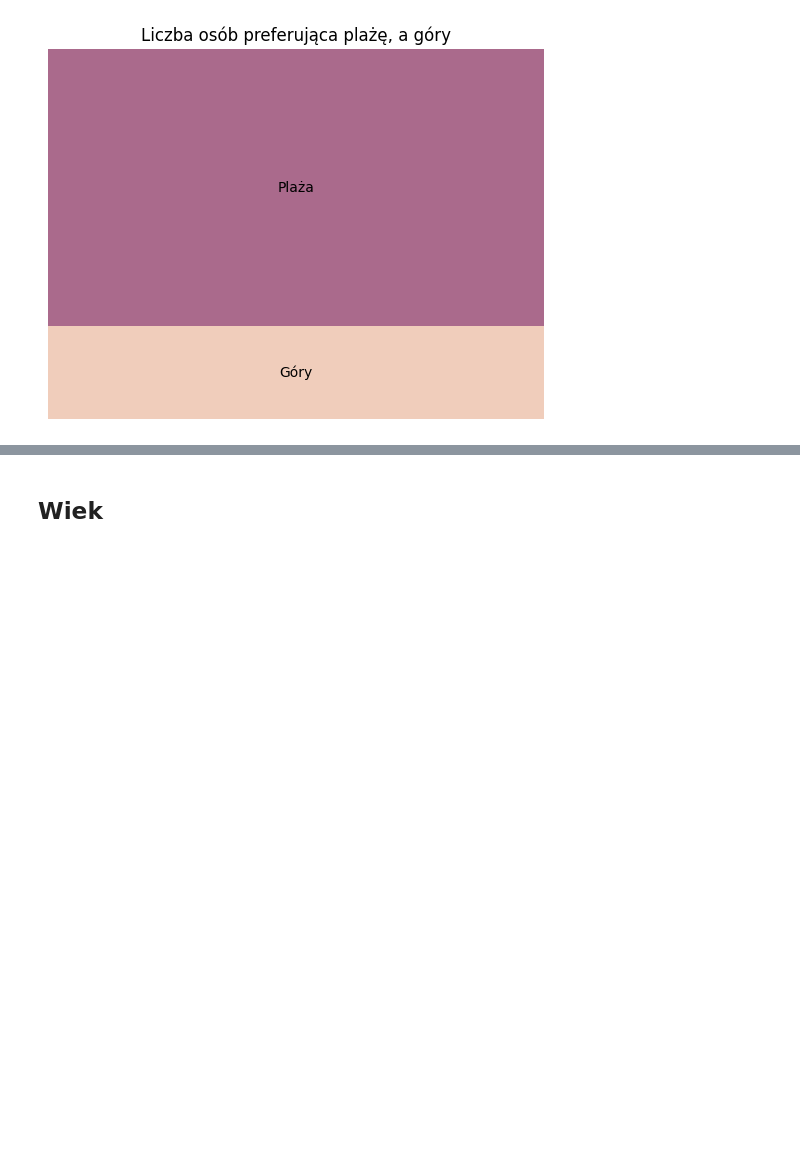
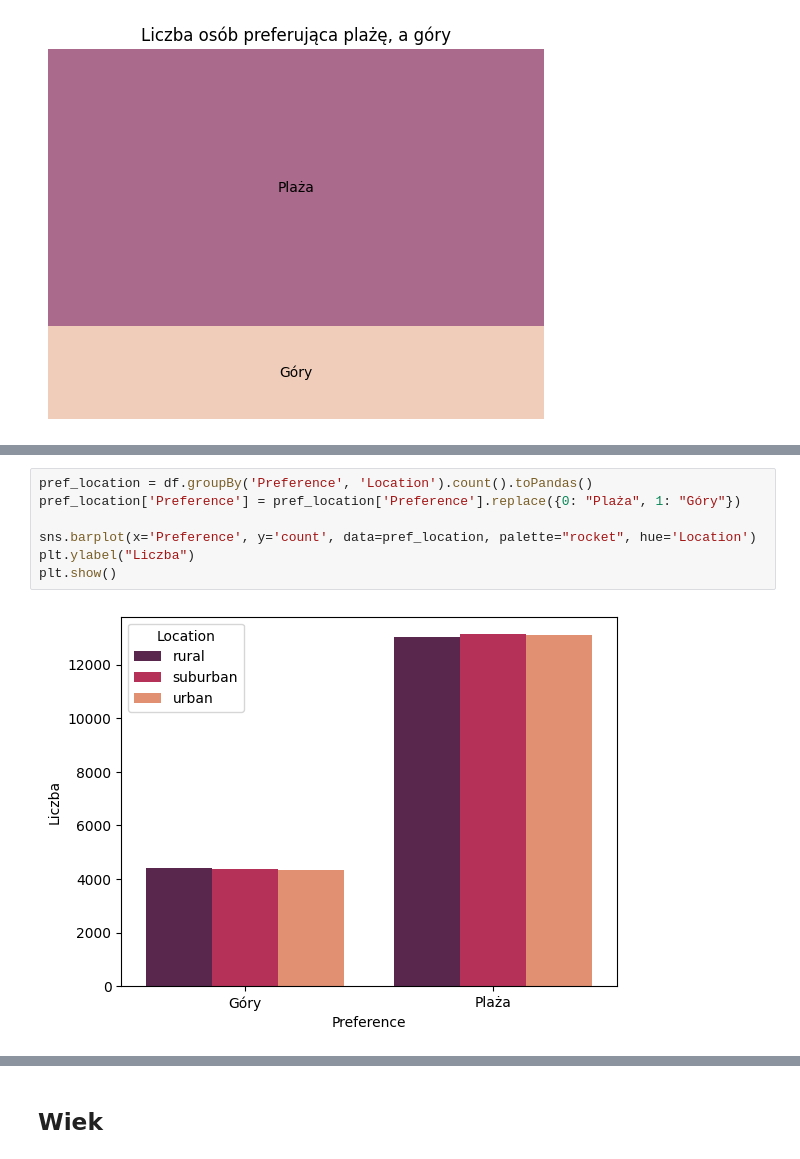
Before and after one commit to TairilKK/BD-projekt, a Jupyter notebook: eda.ipynb, the cells around one changed output, grey strips where cells are left out. Saved outputs shown, nothing was run; the diff lists cells and outputs as text; blank space fills up the shorter version.

```diff
--- a/eda.ipynb
+++ b/eda.ipynb
@@ -63,0 +86,9 @@ plt.show()
+# %%
+pref_location = df.groupBy('Preference', 'Location').count().toPandas()
+pref_location['Preference'] = pref_location['Preference'].replace({0: "Plaża", 1: "Góry"})
+
+sns.barplot(x='Preference', y='count', data=pref_location, palette="rocket", hue='Location')
+plt.ylabel("Liczba")
+plt.show()
+# %% [output]
+[figure, added]
```
Also changed, not shown: parts of 10 cells of this notebook.
